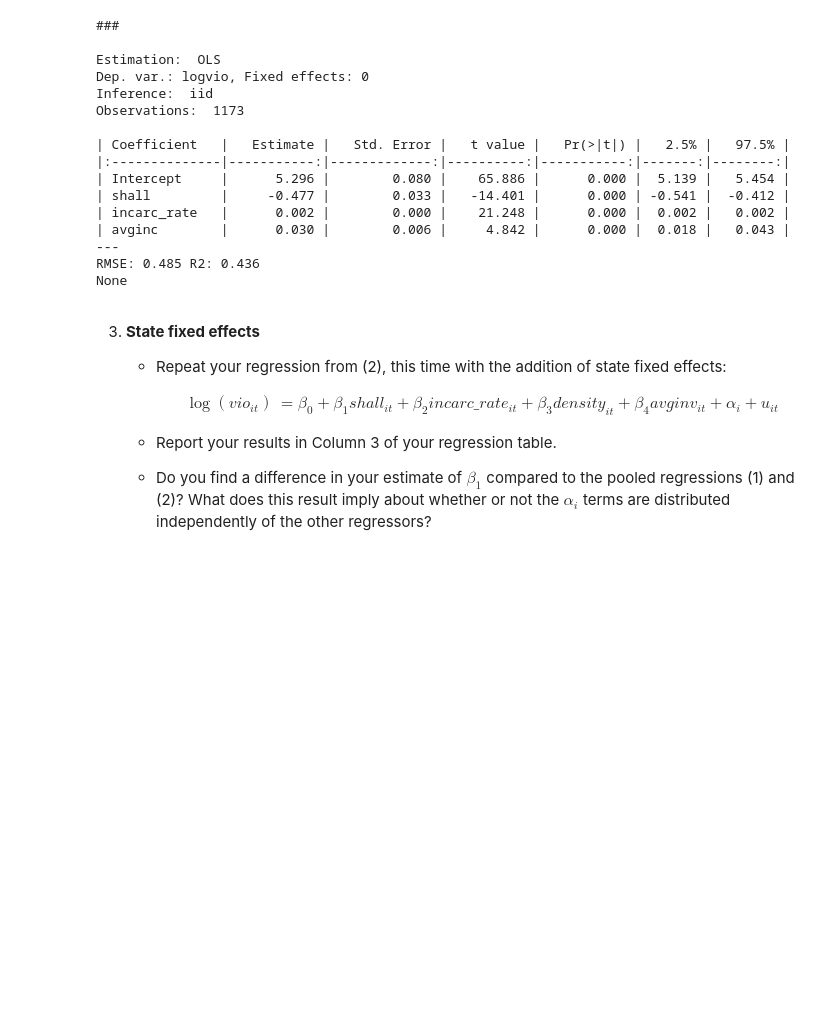
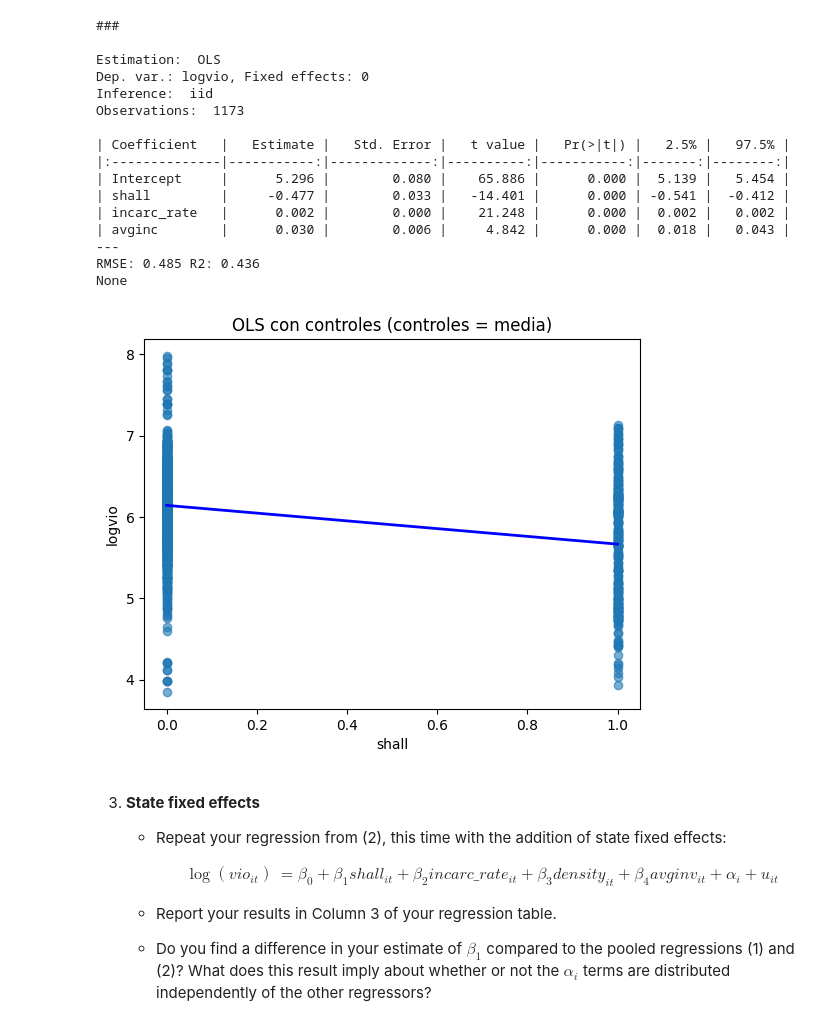
Before and after one commit to cramirezda/micro, a Jupyter notebook: Assignment_6_questions.ipynb, the cells around one changed output. Saved outputs shown, nothing was run; the diff lists cells and outputs as text; code cells hidden in the pictures; blank space fills up the shorter version.

```diff
--- a/Assignment_6_questions.ipynb
+++ b/Assignment_6_questions.ipynb
@@ -143,8 +172,8 @@ None
    - Suggest a variable that varies across states but plausibly varies little over time and that could cause omitted variable bias in regression (2).
 # %%
 # Ahora añadimos dos variables de control z1 y z2
-model_ols_ctrl = feols('logvio ~ shall + incarc_rate + avginc', data=df)
-print(model_ols_ctrl.summary())
+mod2 = feols('logvio ~ shall + incarc_rate + avginc', data=df)
+print(mod2.summary())
 # %% [output]
 ###
 
@@ -162,6 +191,29 @@ Observations:  1173
 ---
 RMSE: 0.485 R2: 0.436
 None
+# %%
+# Grid y DataFrame para predecir
+x_grid = np.linspace(df['shall'].min(), df['shall'].max(), 100)
+mean_ctrls = {
+    'incarc_rate': df['incarc_rate'].mean(),
+    'density':           df['density'].mean(),
+    'avginc':           df['avginc'].mean()
+}
+new_df = pd.DataFrame({'shall': x_grid}).assign(**mean_ctrls)
+
+# Predicciones
+y_grid = mod2.predict(new_df)
+
+# Gráfico
+plt.figure()
+plt.scatter(df['shall'], df['logvio'], alpha=0.6)
+plt.plot(x_grid, y_grid, color='blue', lw=2)
+plt.title('OLS con controles (controles = media)')
+plt.xlabel('shall')
+plt.ylabel('logvio')
+plt.show()
+# %% [output]
+[figure, added]
 # %% [markdown]
 3. **State fixed effects**
 
```
Also changed, not shown: parts of 15 cells of this notebook.
